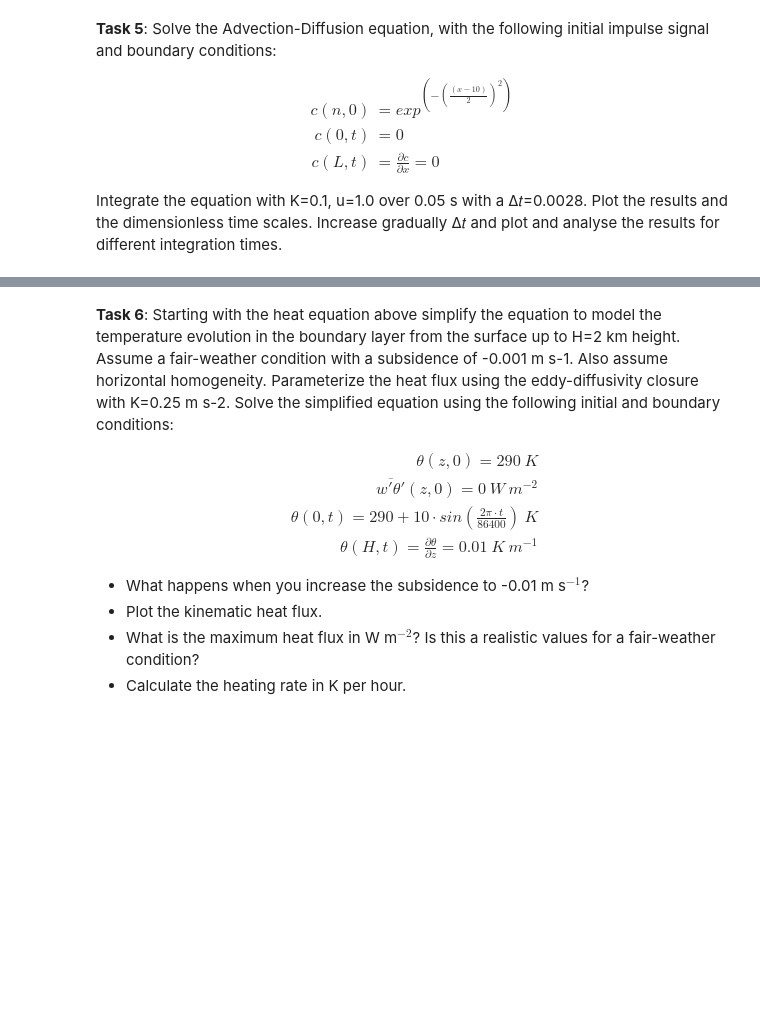
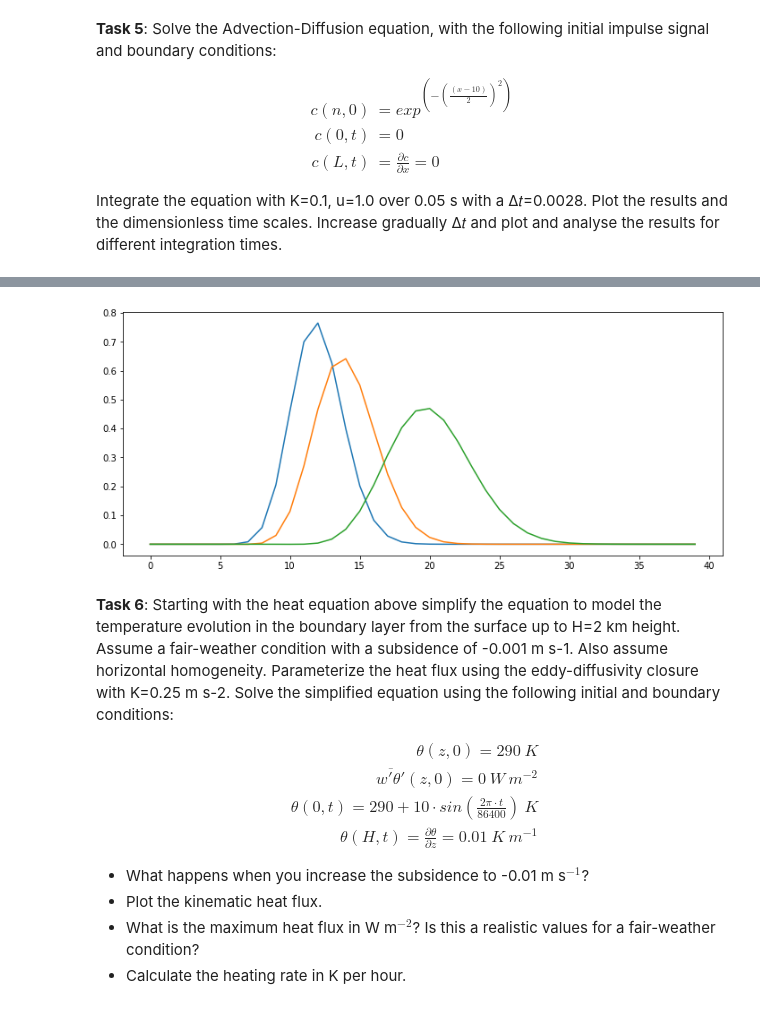
Before and after one commit to sauterto/climate_modelling, a Jupyter notebook: _build/jupyter_execute/docs/nb_advection.ipynb, the cells around one changed output, grey strips where cells are left out. Drawn from its saved outputs; the diff is of its cells as text; code cells hidden in the pictures; blank space fills up the shorter version.

```diff
--- a/_build/jupyter_execute/docs/nb_advection.ipynb
+++ b/_build/jupyter_execute/docs/nb_advection.ipynb
@@ -109,8 +123,7 @@ def advection_diffusion(u, K, integration, dt, Nx):
     kl  = np.arange(0,Nx-2)
 
     # Initial temperature field
-    # CHANGE LINES HERE
-    phi = XXXXXX
+    phi = np.exp(-(((np.arange(Nx))-10)/2)**2)
 
     # Set boundary condiiton
     phi[Nx-1] = bc_r
@@ -125,7 +138,7 @@ def advection_diffusion(u, K, integration, dt, Nx):
 
     while t <= integration:
         # Set BC
-        phi[Nx-1] = XXXXX
+        phi[Nx-1] = phi[Nx-2]
 
         # Update flux
         phi[k] = (1-2*d)*phi[k] + (d-(c/2))*phi[kr] + (d+(c/2))*phi[kl]
@@ -149,12 +169,18 @@ plt.show()
 # %%
-# Simulate evolution for different time steps, e.g. 0.05, 0.1, 0.25
+# Simulate evolution for different integration, e.g. 0.05, 0.1, 0.25
+phi1, dx, u, K, c, d = advection_diffusion(u=1.0, K=0.01, integration=0.05, dt=0.0028, Nx=40)
+phi2, dx, u, K, c, d = advection_diffusion(u=1.0, K=0.01, integration=0.1, dt=0.0028, Nx=40)
+phi3, dx, u, K, c, d = advection_diffusion(u=1.0, K=0.01, integration=0.25, dt=0.0028, Nx=40)
+
 
 # Plot the results
 plt.figure(figsize=(12,5))
 plt.plot(phi1)
 plt.plot(phi2)
 plt.plot(phi3)
 plt.show()
+# %% [output]
+[figure, added]
 # %% [markdown]
 **Task 6**: Starting with the heat equation above simplify the equation to model the temperature evolution in the boundary layer from the surface up to H=2 km height. Assume a fair-weather condition with a subsidence of -0.001 m s-1. Also assume horizontal homogeneity. Parameterize the heat flux using the eddy-diffusivity closure with K=0.25 m s-2. Solve the simplified equation using the following initial and boundary conditions:
 
```
Also changed, not shown: parts of 13 cells of this notebook, 41 other files.
